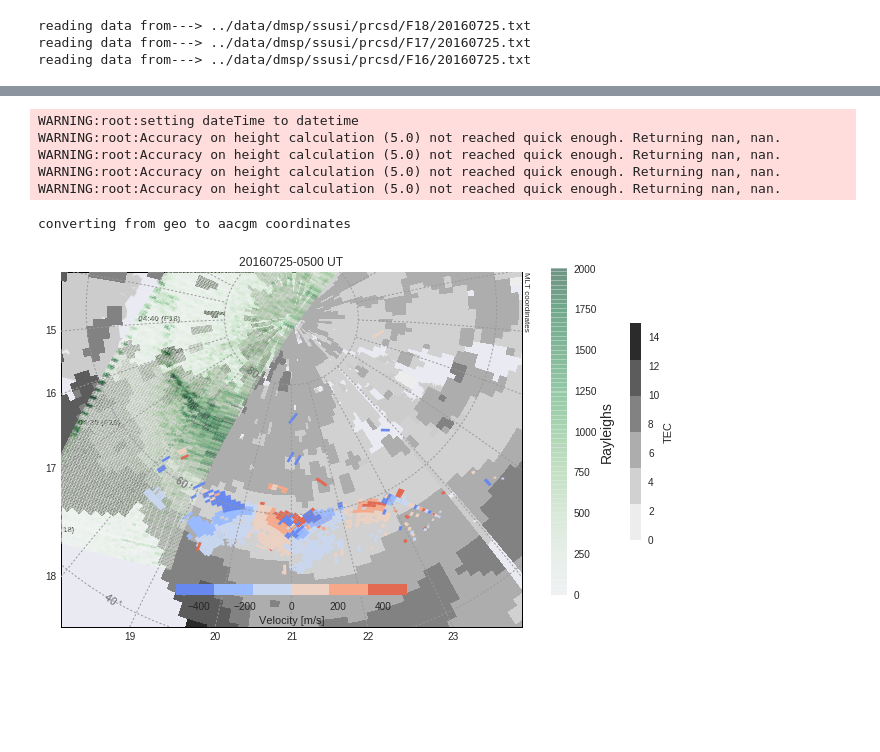
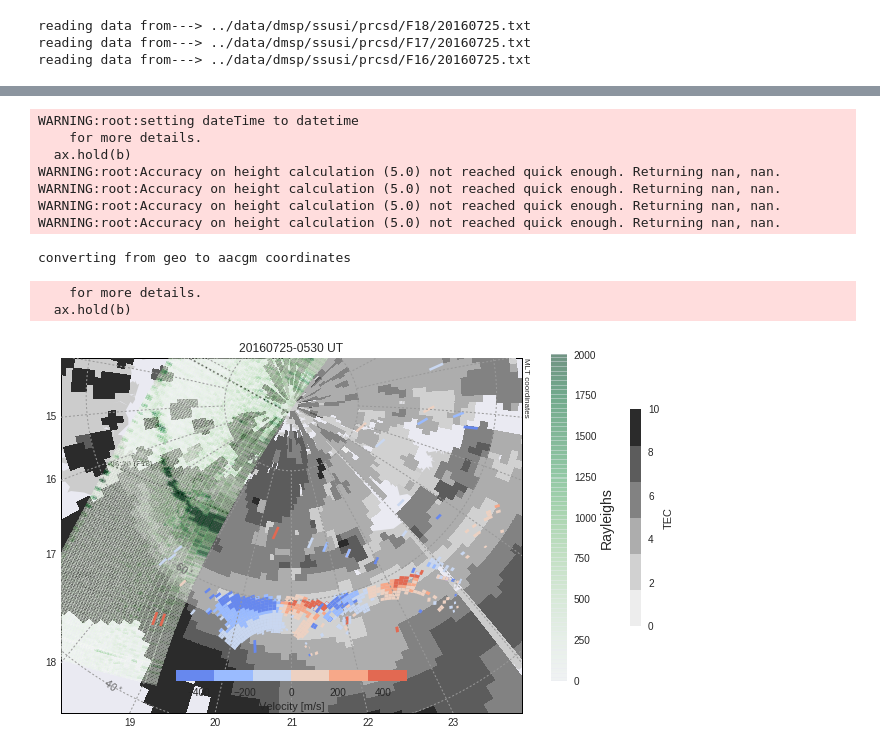
Before and after one commit to bharatreddy/steve, a Jupyter notebook: ipy/sd-ssusi-tec-map.ipynb, the cells around one changed output, grey strips where cells are left out. Saved outputs shown, nothing was run; the diff lists cells and outputs as text; code cells hidden in the pictures; blank space fills up the shorter version.

Commit message:
new plots

```diff
--- a/ipy/sd-ssusi-tec-map.ipynb
+++ b/ipy/sd-ssusi-tec-map.ipynb
@@ -29,9 +30,9 @@ or matplotlib.backends is imported for the first time.
 # %%
 # Some constants
 eventDate = datetime.datetime(2016, 7, 25)#datetime.datetime(2011,5,16)
-timeStart = datetime.datetime(2016, 7, 25, 3, 0)#datetime.datetime(2011,5,16,7,0)
-timeEnd = datetime.datetime(2016, 7, 25, 7, 0)#datetime.datetime(2011,5,16,10,0)
-sapsTime = datetime.datetime(2016, 7, 25, 5, 0)#datetime.datetime(2011,5,16,8,36)
+timeStart = datetime.datetime(2016, 7, 25, 5, 0)#datetime.datetime(2011,5,16,7,0)
+timeEnd = datetime.datetime(2016, 7, 25, 6, 0)#datetime.datetime(2011,5,16,10,0)
+sapsTime = datetime.datetime(2016, 7, 25, 5, 30)#datetime.datetime(2011,5,16,8,36)
 # SD plot variables
 sapsRadList = [ "cvw", "cve","fhw",\
                "fhe", "bks", "wal" ]#[ "cvw" ]
@@ -43,11 +44,11 @@ sapsNpointsCutoff = 50 # per radar per beam
 velScale = [ -500, 500 ]
 # SSUSI plot variables
 ssusiDir = "../data/dmsp/ssusi/prcsd/" # Make sure you have this dir or create it
-ssusiTime = datetime.datetime( 2016, 7, 25, 4, 30 )
+ssusiTime = datetime.datetime( 2016, 7, 25, 6, 0 )
 coords="mlt"
 satList = ["F18" ]
 # TEC variables
-tecScale = [ 0, 15 ]
+tecScale = [ 0, 10 ]
 # %%
 # read velocities from the feather file
 velsDF = feather.read_dataframe('../data/saps-' +\
@@ -122,7 +111,19 @@ converting from geo to aacgm coordinates
 # %%
 # set colorbar
 tecSeaMap = ListedColormap(sns.color_palette("Greys"))
-selTecDF = tecDF[ tecDF["date"] == sapsTime ].reset_index(drop=True)
+velSeaMap = ListedColormap( sns.color_palette("coolwarm") )
+# Sometimes we dont have TEC data at the required time
+# get the closest times where we have TEC data
+minDT = 1e3
+closestDate = None
+for tt in tecDF["date"].unique():
+    ts = (tt - numpy.datetime64('1970-01-01T00:00:00Z')) / numpy.timedelta64(1, 's')
+    dt = datetime.datetime.utcfromtimestamp(ts)
+    delDT = (dt-sapsTime).total_seconds()
+    if abs(delDT) < abs(minDT):
+        closestDate = tt
+        minDT = delDT
+selTecDF = tecDF[ tecDF["date"] == closestDate ].reset_index(drop=True)
 
 # flatui = ["#3182bd", "#9ecae1", "#7fcdbb", "#ffeda0", "#feb24c", "#f03b20"]
 # sns.set_palette(flatui)
@@ -155,32 +156,36 @@ tecPlot = m1.pcolormesh(mltCntr.T , mlatCntr.T, medFTecVals,\
                         cmap=tecSeaMap, vmin=tecScale[0],\
                         vmax=tecScale[1], zorder=7, latlon=True)
 
 cbar = plt.colorbar(tecPlot, orientation='vertical',\
                     shrink=0.5, pad=-0.01)
 cbar.set_label('TEC')
 # PLOT TEC Values
 
 obj = sd_scan_muh.sdvel_on_map(m1, ax, sapsRadList, sapsTime)
 colNorm = Normalize( vmin=velScale[0], vmax=velScale[1] )
 obj.overlay_raw_data(param="velocity", gsct=1,\
                      fill=True, vel_lim=velScale,\
                      zorder=9, cmap=velSeaMap, norm=colNorm, alpha=1.)
 
-ssObj.overlay_sat_data( fDict, m, ax, satList=satList,\
+ssObj.overlay_sat_data( fDict, m1, ax, satList=satList,\
          inpTime=ssusiTime, vmin=0., vmax=2000., zorder=8,\
             autoScale=False, coords=coords,alpha=0.3,\
             cbar_shrink=0.75, titleString=sapsTime.strftime("%Y%m%d-%H%M") + " UT" )
 cax = plt.colorbar(obj.losvel_mappable,ax=ax,cmap=velSeaMap,\
              orientation='horizontal', shrink=0.5, pad=-0.1)
 cax.set_label('Velocity [m/s]')
 f.savefig("../plots/sd-ssusi-tec-" +\
             sapsTime.strftime("%Y%m%d") +\
             ".pdf" ,bbox_inches='tight')
 # %% [output]
 WARNING:root:setting dateTime to datetime
+    for more details.
+  ax.hold(b)
 WARNING:root:Accuracy on height calculation (5.0) not reached quick enough. Returning nan, nan.
 WARNING:root:Accuracy on height calculation (5.0) not reached quick enough. Returning nan, nan.
 WARNING:root:Accuracy on height calculation (5.0) not reached quick enough. Returning nan, nan.
 WARNING:root:Accuracy on height calculation (5.0) not reached quick enough. Returning nan, nan.
 converting from geo to aacgm coordinates
+    for more details.
+  ax.hold(b)
-[figure, old version]
+[figure, new version]
```
Also changed, not shown: parts of 4 cells of this notebook, 19 other files.
